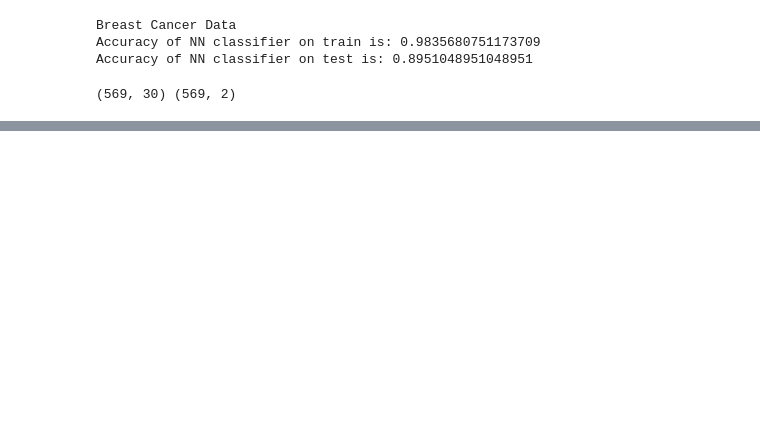
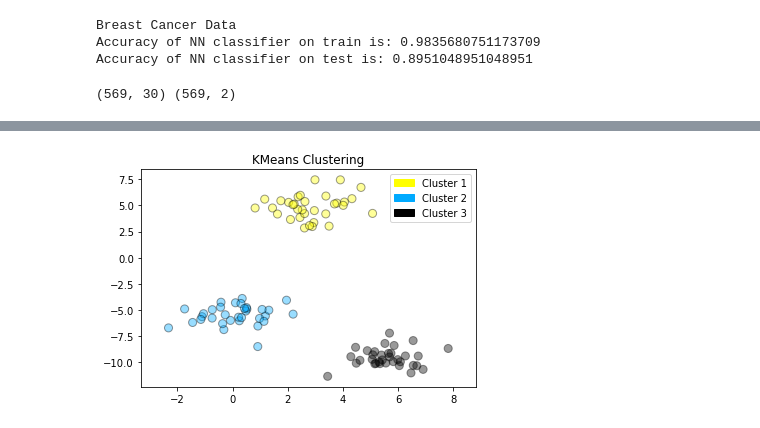
Before and after one commit to tolu36/Mini-projects, a Jupyter notebook: modelling.ipynb, the cells around one changed output, grey strips where cells are left out. Saved outputs shown, nothing was run; the diff lists cells and outputs as text; code cells hidden in the pictures; blank space fills up the shorter version.

```diff
--- a/modelling.ipynb
+++ b/modelling.ipynb
@@ -1605,0 +1636,12 @@ Text(0.5, 1.0, 'Breast Cancer PCA (n_components = 2)')
+# %%
+# clustering methods
+# kmeans cluster
+from sklearn.datasets import make_blobs
+from sklearn.cluster import KMeans
+X,y=make_blobs(random_state=10)
+kmeans=KMeans(n_clusters=3)
+kmeans.fit(X)
+title='KMeans Clustering'
+plot_labelled_scatter(X,kmeans.labels_, ['Cluster 1','Cluster 2','Cluster 3'], title)
+# %% [output]
+[figure, added]
```
Also changed, not shown: parts of 15 cells of this notebook.
